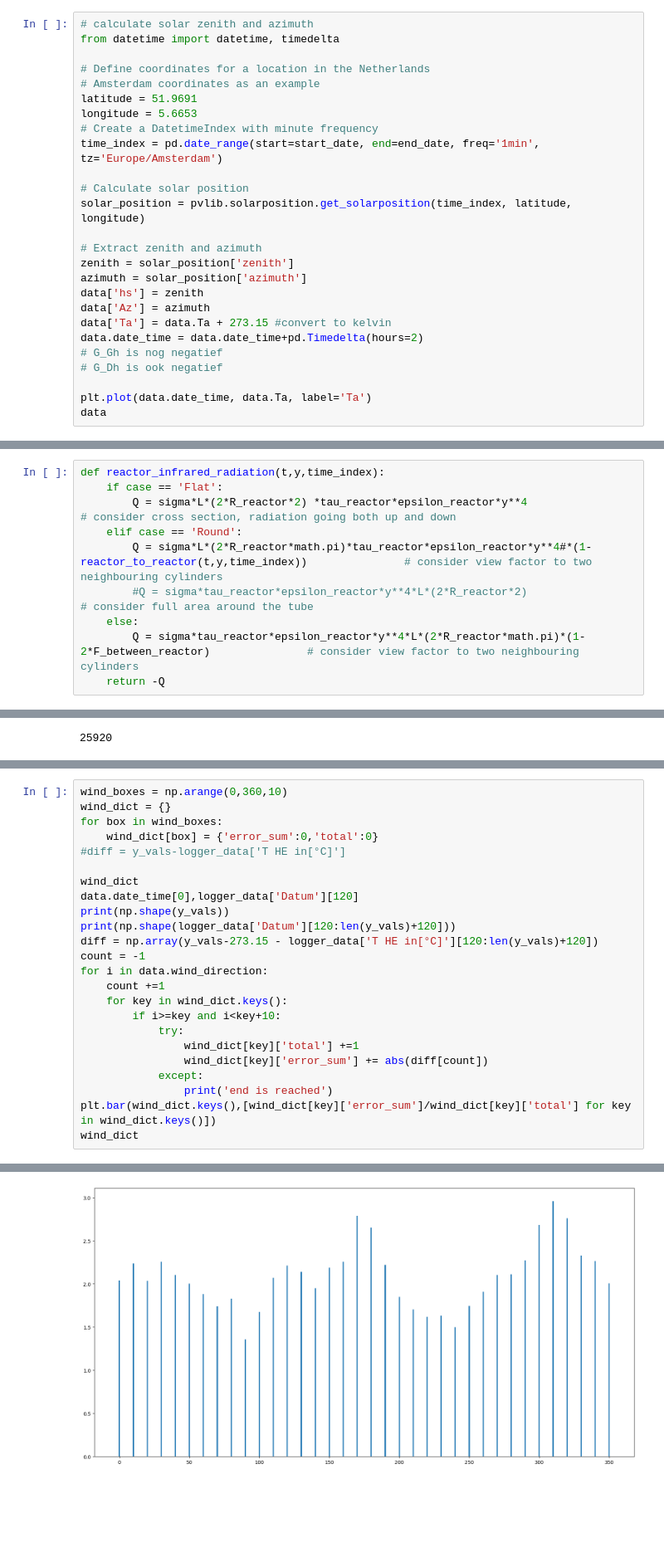
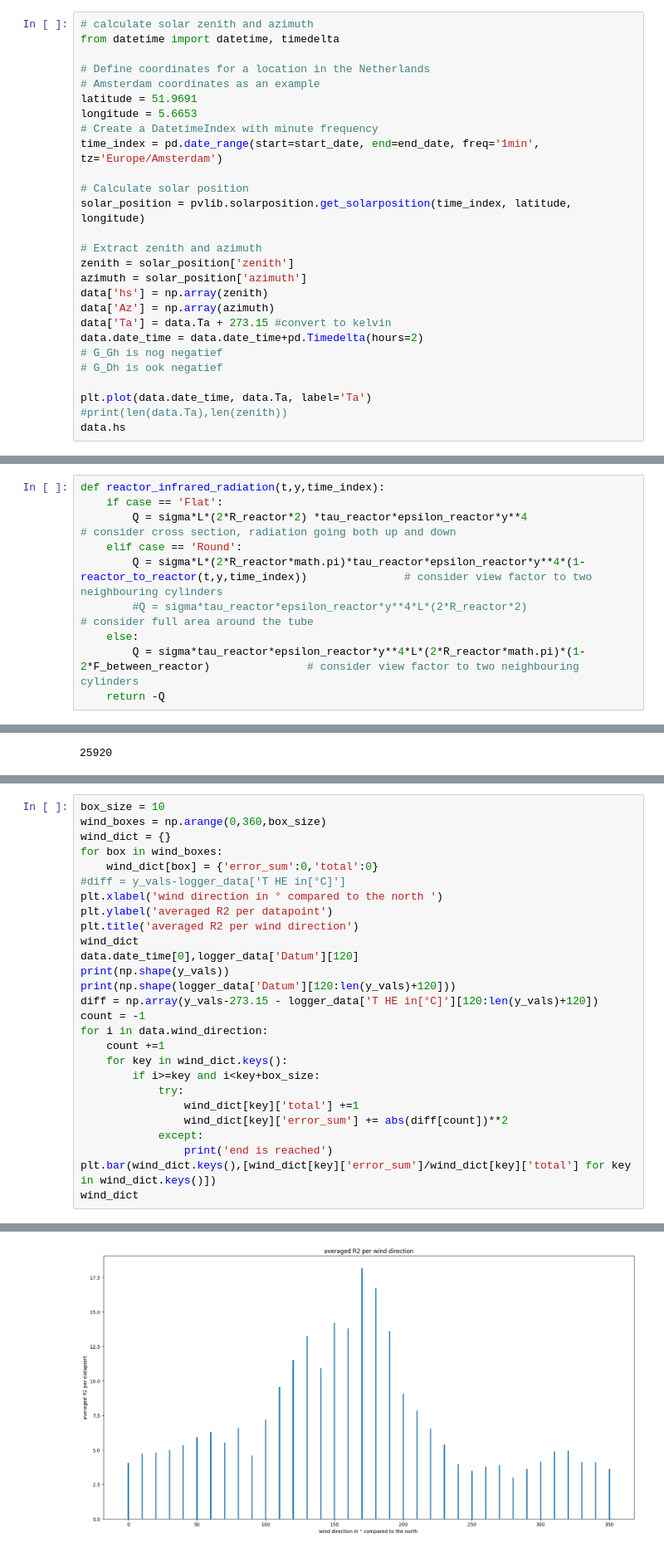
Before and after one commit to MatthijsKok01/Code, a Jupyter notebook: import_data.ipynb, the cells around one changed output, grey strips where cells are left out. Shown at 83% size. Drawn from its saved outputs; the diff is of its cells as text; blank space fills up the shorter version.

Commit message:
zenith and azimuth werken

```diff
--- a/import_data.ipynb
+++ b/import_data.ipynb
@@ -152,13 +152,14 @@ solar_position = pvlib.solarposition.get_solarposition(time_index, latitude, lon
 # Extract zenith and azimuth
 zenith = solar_position['zenith']
 azimuth = solar_position['azimuth']
-data['hs'] = zenith
-data['Az'] = azimuth
+data['hs'] = np.array(zenith)
+data['Az'] = np.array(azimuth)
 data['Ta'] = data.Ta + 273.15 #convert to kelvin
 data.date_time = data.date_time+pd.Timedelta(hours=2)
 # G_Gh is nog negatief
 # G_Dh is ook negatief
 
 plt.plot(data.date_time, data.Ta, label='Ta')
-data
+#print(len(data.Ta),len(zenith))
+data.hs
 # %% [output]
@@ -391,7 +391,7 @@ def reactor_infrared_radiation(t,y,time_index):
     if case == 'Flat':
         Q = sigma*L*(2*R_reactor*2) *tau_reactor*epsilon_reactor*y**4                                          # consider cross section, radiation going both up and down
     elif case == 'Round':
-        Q = sigma*L*(2*R_reactor*math.pi)*tau_reactor*epsilon_reactor*y**4#*(1-reactor_to_reactor(t,y,time_index))               # consider view factor to two neighbouring cylinders
+        Q = sigma*L*(2*R_reactor*math.pi)*tau_reactor*epsilon_reactor*y**4*(1-reactor_to_reactor(t,y,time_index))               # consider view factor to two neighbouring cylinders
         #Q = sigma*tau_reactor*epsilon_reactor*y**4*L*(2*R_reactor*2)                                      # consider full area around the tube
     else:
         Q = sigma*tau_reactor*epsilon_reactor*y**4*L*(2*R_reactor*math.pi)*(1-2*F_between_reactor)               # consider view factor to two neighbouring cylinders
@@ -741,10 +741,13 @@ plt.legend(['reactor temperature','air temperature','measured reactor temperatur
 # %%
-wind_boxes = np.arange(0,360,10)
+box_size = 10
+wind_boxes = np.arange(0,360,box_size)
 wind_dict = {}
 for box in wind_boxes:
     wind_dict[box] = {'error_sum':0,'total':0}
 #diff = y_vals-logger_data['T HE in[°C]']
-
+plt.xlabel('wind direction in ° compared to the north ')
+plt.ylabel('averaged R2 per datapoint')
+plt.title('averaged R2 per wind direction')
 wind_dict
 data.date_time[0],logger_data['Datum'][120]
 print(np.shape(y_vals))
@@ -754,10 +757,10 @@ count = -1
 for i in data.wind_direction:
     count +=1
     for key in wind_dict.keys():
-        if i>=key and i<key+10:
+        if i>=key and i<key+box_size:
             try:
                 wind_dict[key]['total'] +=1
-                wind_dict[key]['error_sum'] += abs(diff[count])
+                wind_dict[key]['error_sum'] += abs(diff[count])**2
             except:
                 print('end is reached')
 plt.bar(wind_dict.keys(),[wind_dict[key]['error_sum']/wind_dict[key]['total'] for key in wind_dict.keys()])
@@ -786 +789 @@ end is reached
-[figure, old version]
+[figure, new version]
```
Also changed, not shown: parts of 11 cells of this notebook.
